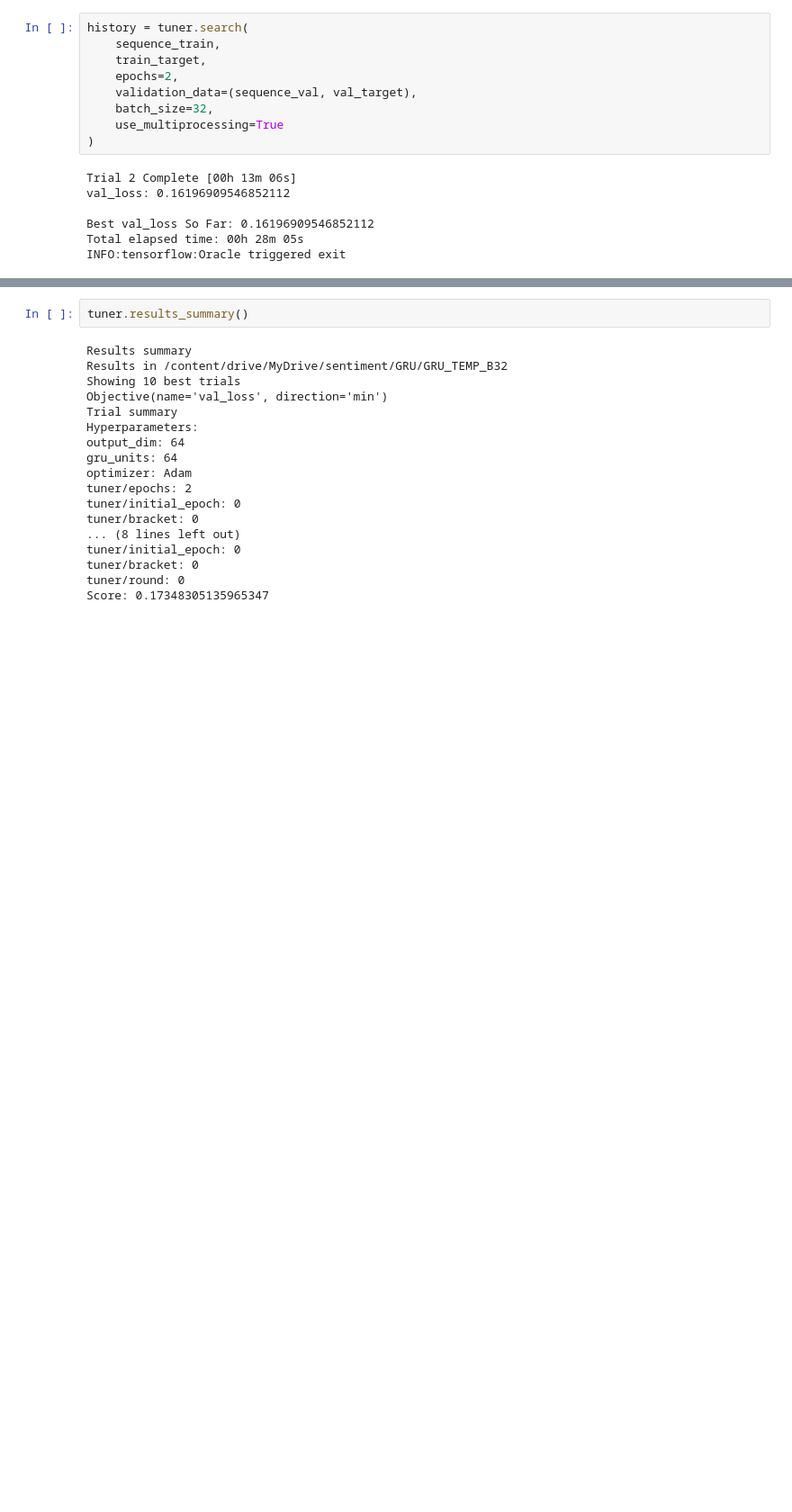
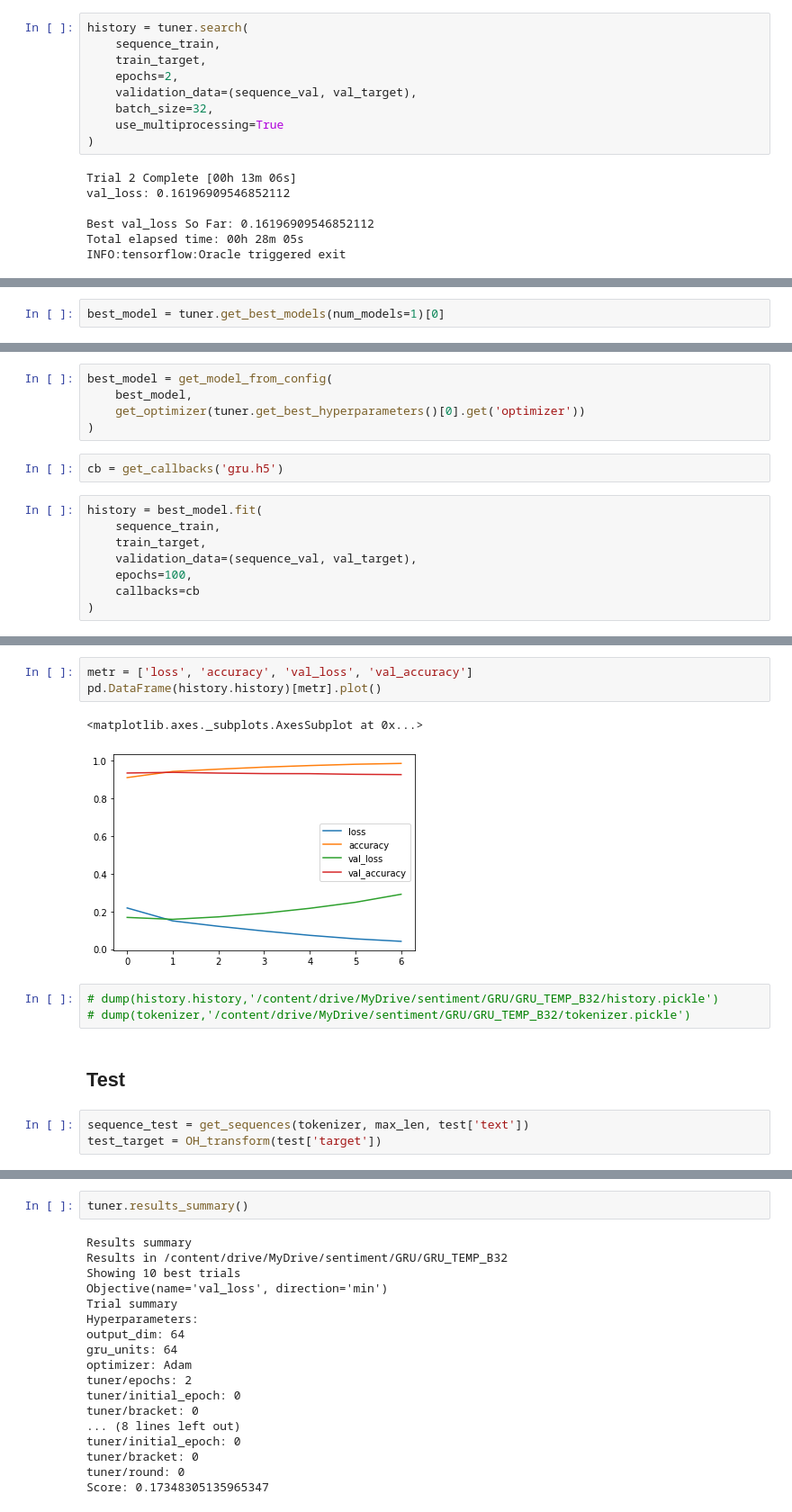
Before and after one commit to ppkgtmm/sentiment, a Jupyter notebook: GRU.ipynb, the cells around one changed output, grey strips where cells are left out. Shown at 90% size. Drawn from its saved outputs; the diff is of its cells as text; blank space fills up the shorter version.

```diff
--- a/GRU.ipynb
+++ b/GRU.ipynb
@@ -132,0 +137,2 @@ INFO:tensorflow:Oracle triggered exit
+# %%
+best_model = tuner.get_best_models(num_models=1)[0]
@@ -132,0 +160,15 @@ INFO:tensorflow:Oracle triggered exit
+# %%
+best_model = get_model_from_config(
+    best_model,
+    get_optimizer(tuner.get_best_hyperparameters()[0].get('optimizer'))
+)
+# %%
+cb = get_callbacks('gru.h5')
+# %%
+history = best_model.fit(
+    sequence_train,
+    train_target,
+    validation_data=(sequence_val, val_target),
+    epochs=100,
+    callbacks=cb
+)
@@ -132,0 +193,14 @@ INFO:tensorflow:Oracle triggered exit
+# %%
+metr = ['loss', 'accuracy', 'val_loss', 'val_accuracy']
+pd.DataFrame(history.history)[metr].plot()
+# %% [output]
+<matplotlib.axes._subplots.AxesSubplot at 0x...>
+[figure, added]
+# %%
+# dump(history.history,'/content/drive/MyDrive/sentiment/GRU/GRU_TEMP_B32/history.pickle')
+# dump(tokenizer,'/content/drive/MyDrive/sentiment/GRU/GRU_TEMP_B32/tokenizer.pickle')
+# %% [markdown]
+## Test
+# %%
+sequence_test = get_sequences(tokenizer, max_len, test['text'])
+test_target = OH_transform(test['target'])
```
Also changed, not shown: parts of 8 cells of this notebook.
